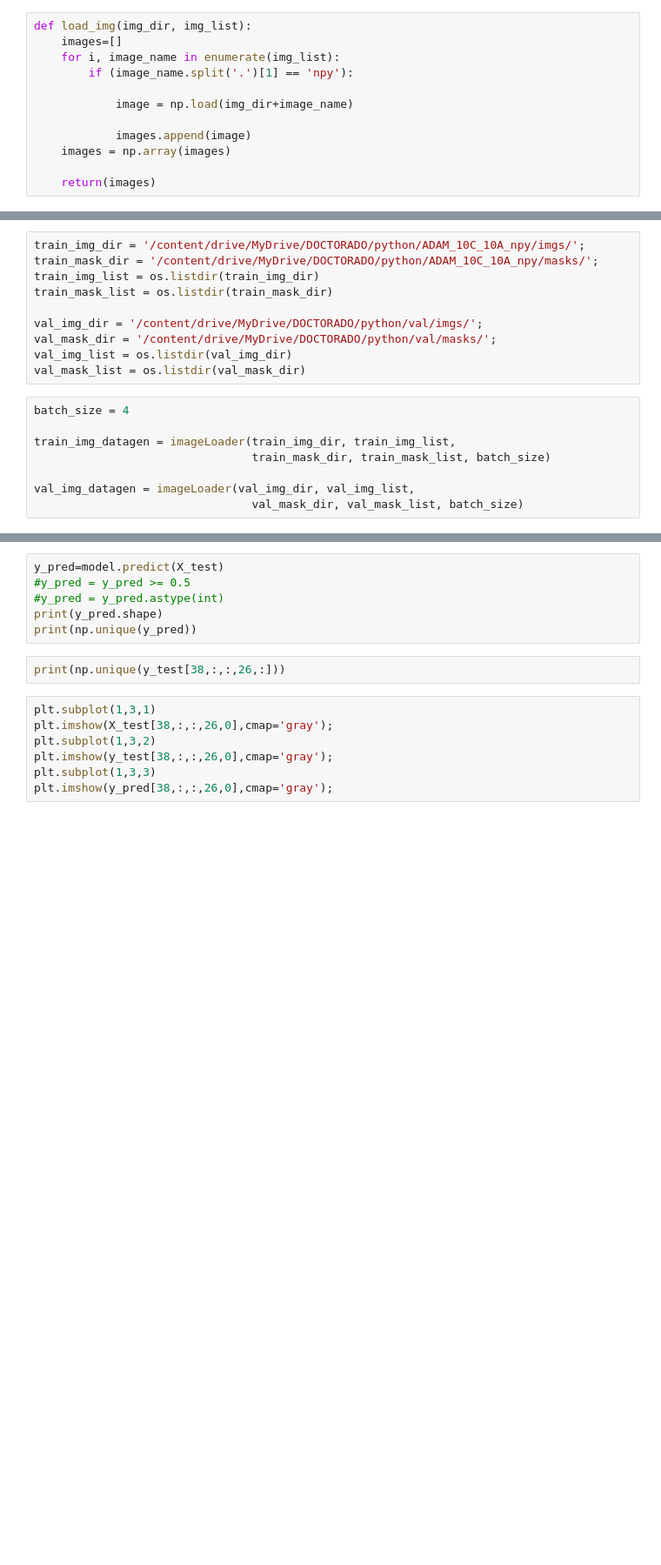
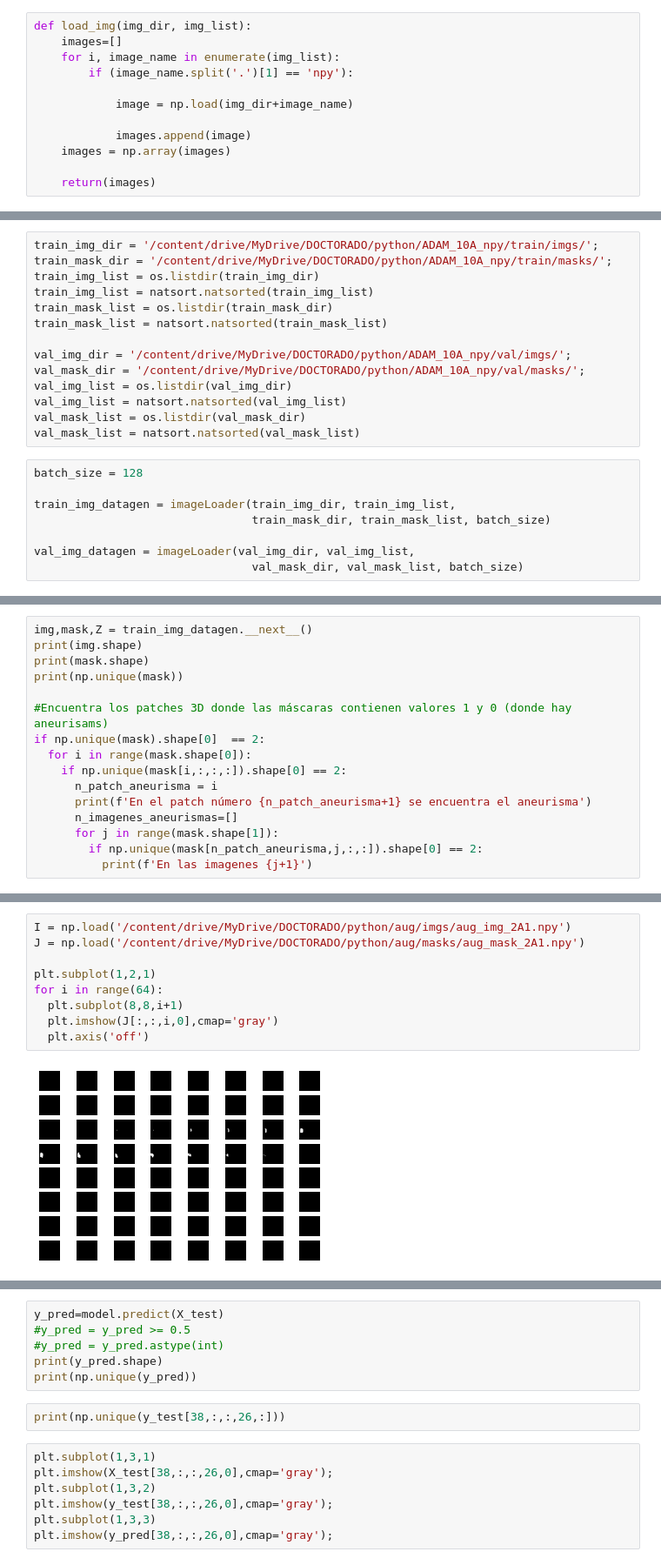
Before and after one commit to mmcastillo/al112248, a Jupyter notebook: Unet_aneurismas_custom_datagen.ipynb, the cells around one changed output, grey strips where cells are left out. Shown: that part at 87% size. Cells and saved outputs as stored; diff of their text form; blank space fills up the shorter version.

```diff
--- a/Unet_aneurismas_custom_datagen.ipynb
+++ b/Unet_aneurismas_custom_datagen.ipynb
@@ -48,17 +92,21 @@ def imageLoader(img_dir, img_list, mask_dir, mask_list, batch_size):
             batch_start += batch_size
             batch_end += batch_size
 # %%
-train_img_dir = '/content/drive/MyDrive/DOCTORADO/python/ADAM_10C_10A_npy/imgs/';
-train_mask_dir = '/content/drive/MyDrive/DOCTORADO/python/ADAM_10C_10A_npy/masks/';
+train_img_dir = '/content/drive/MyDrive/DOCTORADO/python/ADAM_10A_npy/train/imgs/';
+train_mask_dir = '/content/drive/MyDrive/DOCTORADO/python/ADAM_10A_npy/train/masks/';
 train_img_list = os.listdir(train_img_dir)
+train_img_list = natsort.natsorted(train_img_list)
 train_mask_list = os.listdir(train_mask_dir)
+train_mask_list = natsort.natsorted(train_mask_list)
 
-val_img_dir = '/content/drive/MyDrive/DOCTORADO/python/val/imgs/';
-val_mask_dir = '/content/drive/MyDrive/DOCTORADO/python/val/masks/';
+val_img_dir = '/content/drive/MyDrive/DOCTORADO/python/ADAM_10A_npy/val/imgs/';
+val_mask_dir = '/content/drive/MyDrive/DOCTORADO/python/ADAM_10A_npy/val/masks/';
 val_img_list = os.listdir(val_img_dir)
+val_img_list = natsort.natsorted(val_img_list)
 val_mask_list = os.listdir(val_mask_dir)
+val_mask_list = natsort.natsorted(val_mask_list)
 # %%
-batch_size = 4
+batch_size = 128
 
 train_img_datagen = imageLoader(train_img_dir, train_img_list,
                                 train_mask_dir, train_mask_list, batch_size)
@@ -71,0 +116,16 @@ print(mask.shape)
+# %%
+img,mask,Z = train_img_datagen.__next__()
+print(img.shape)
+print(mask.shape)
+print(np.unique(mask))
+
+#Encuentra los patches 3D donde las máscaras contienen valores 1 y 0 (donde hay aneurisams)
+if np.unique(mask).shape[0]  == 2:
+  for i in range(mask.shape[0]):
+    if np.unique(mask[i,:,:,:]).shape[0] == 2:
+      n_patch_aneurisma = i
+      print(f'En el patch número {n_patch_aneurisma+1} se encuentra el aneurisma')
+      n_imagenes_aneurismas=[]
+      for j in range(mask.shape[1]):
+        if np.unique(mask[n_patch_aneurisma,j,:,:]).shape[0] == 2:
+          print(f'En las imagenes {j+1}')
@@ -71,0 +206,11 @@ print(mask.shape)
+# %%
+I = np.load('/content/drive/MyDrive/DOCTORADO/python/aug/imgs/aug_img_2A1.npy')
+J = np.load('/content/drive/MyDrive/DOCTORADO/python/aug/masks/aug_mask_2A1.npy')
+
+plt.subplot(1,2,1)
+for i in range(64):
+  plt.subplot(8,8,i+1)
+  plt.imshow(J[:,:,i,0],cmap='gray')
+  plt.axis('off')
+# %% [output]
+[figure, added]
```
Also changed, not shown: parts of 21 cells of this notebook.
